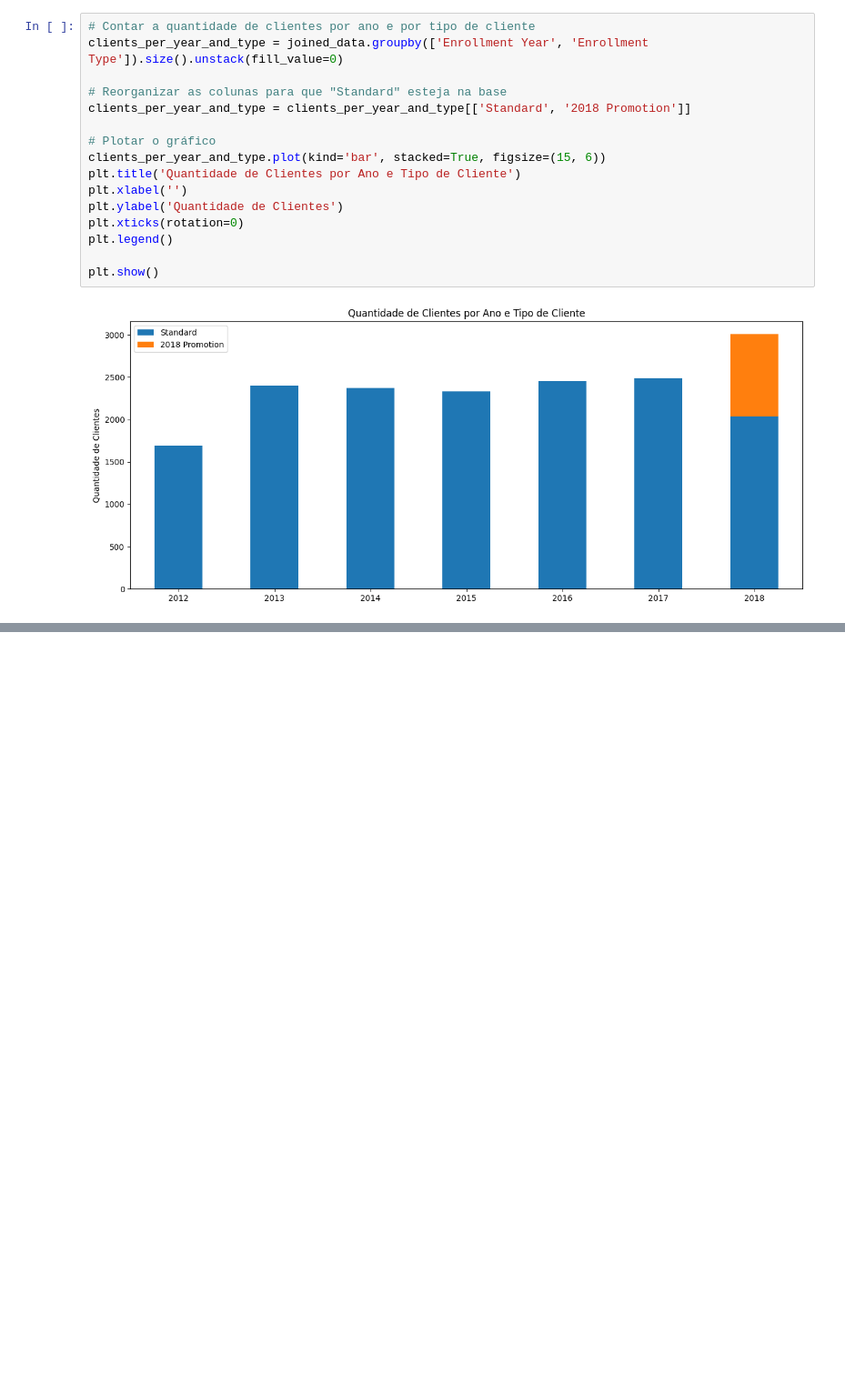
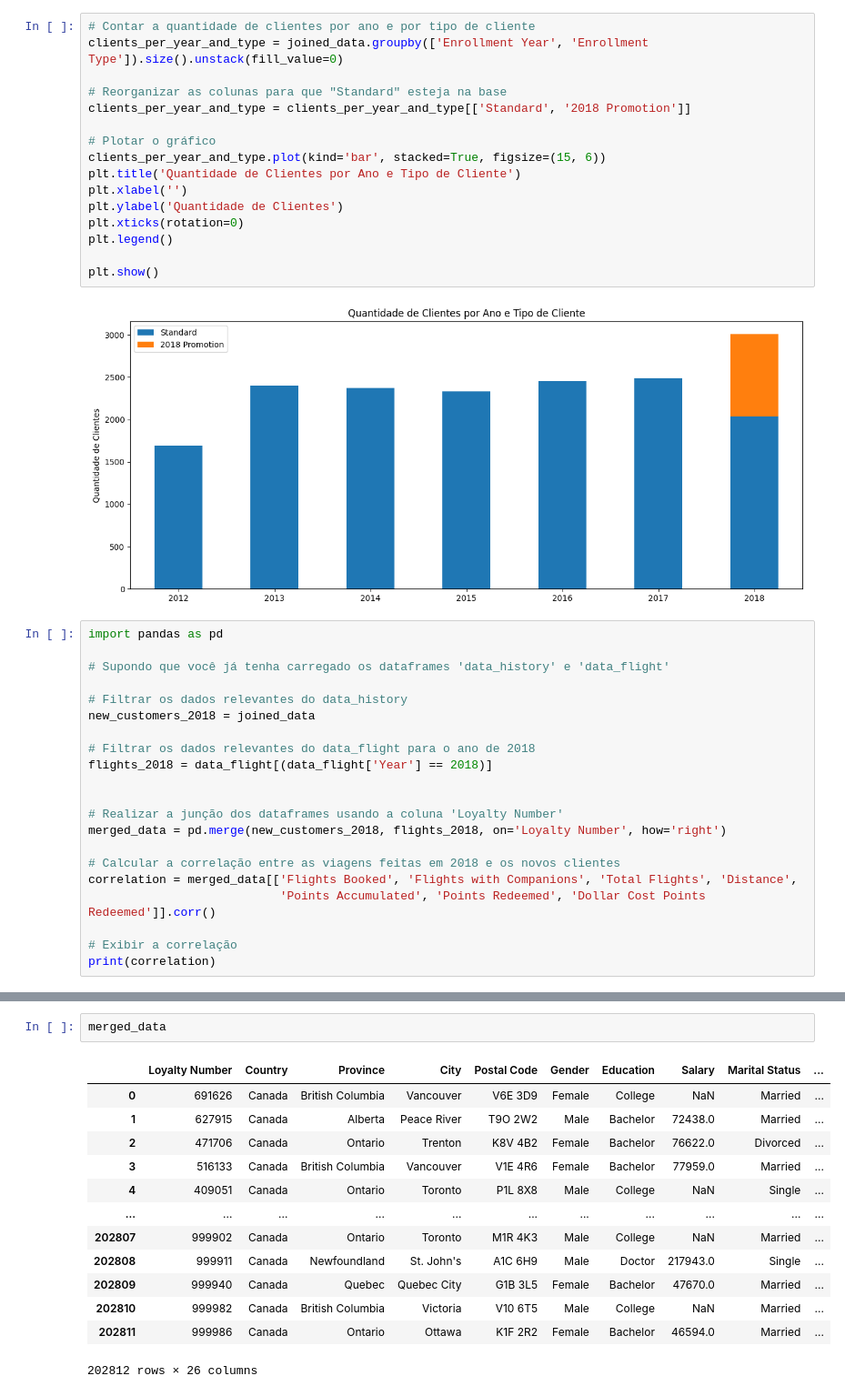
Before and after one commit to djalmarodriguess/Analise_Campanha_de_Marketing, a Jupyter notebook: main.ipynb, the cells around one changed output, grey strips where cells are left out. Shown at 91% size. Saved outputs shown, nothing was run; the diff lists cells and outputs as text; blank space fills up the shorter version.

```diff
--- a/main.ipynb
+++ b/main.ipynb
@@ -462,3 +464,24 @@ plt.legend()
 plt.show()
 # %% [output]
 [figure]
+# %%
+import pandas as pd
+
+# Supondo que você já tenha carregado os dataframes 'data_history' e 'data_flight'
+
+# Filtrar os dados relevantes do data_history
+new_customers_2018 = joined_data
+
+# Filtrar os dados relevantes do data_flight para o ano de 2018
+flights_2018 = data_flight[(data_flight['Year'] == 2018)]
+
+
+# Realizar a junção dos dataframes usando a coluna 'Loyalty Number'
+merged_data = pd.merge(new_customers_2018, flights_2018, on='Loyalty Number', how='right')
+
+# Calcular a correlação entre as viagens feitas em 2018 e os novos clientes
+correlation = merged_data[['Flights Booked', 'Flights with Companions', 'Total Flights', 'Distance',
+                           'Points Accumulated', 'Points Redeemed', 'Dollar Cost Points Redeemed']].corr()
+
+# Exibir a correlação
+print(correlation)
@@ -464,0 +533,16 @@ plt.show()
+# %%
+merged_data
+# %% [output]
+|  | Loyalty Number | Country | Province | City | Postal Code | Gender | Education | Salary | Marital Status | ... |
+| 0 | 691626 | Canada | British Columbia | Vancouver | V6E 3D9 | Female | College | NaN | Married | ... |
+| 1 | 627915 | Canada | Alberta | Peace River | T9O 2W2 | Male | Bachelor | 72438.0 | Married | ... |
+| 2 | 471706 | Canada | Ontario | Trenton | K8V 4B2 | Female | Bachelor | 76622.0 | Divorced | ... |
+| 3 | 516133 | Canada | British Columbia | Vancouver | V1E 4R6 | Female | Bachelor | 77959.0 | Married | ... |
+| 4 | 409051 | Canada | Ontario | Toronto | P1L 8X8 | Male | College | NaN | Single | ... |
+| ... | ... | ... | ... | ... | ... | ... | ... | ... | ... | ... |
+| 202807 | 999902 | Canada | Ontario | Toronto | M1R 4K3 | Male | College | NaN | Married | ... |
+| 202808 | 999911 | Canada | Newfoundland | St. John's | A1C 6H9 | Male | Doctor | 217943.0 | Single | ... |
+| 202809 | 999940 | Canada | Quebec | Quebec City | G1B 3L5 | Female | Bachelor | 47670.0 | Married | ... |
+| 202810 | 999982 | Canada | British Columbia | Victoria | V10 6T5 | Male | College | NaN | Married | ... |
+| 202811 | 999986 | Canada | Ontario | Ottawa | K1F 2R2 | Female | Bachelor | 46594.0 | Married | ... |
+202812 rows × 26 columns
```
Also changed, not shown: parts of 14 cells of this notebook.
